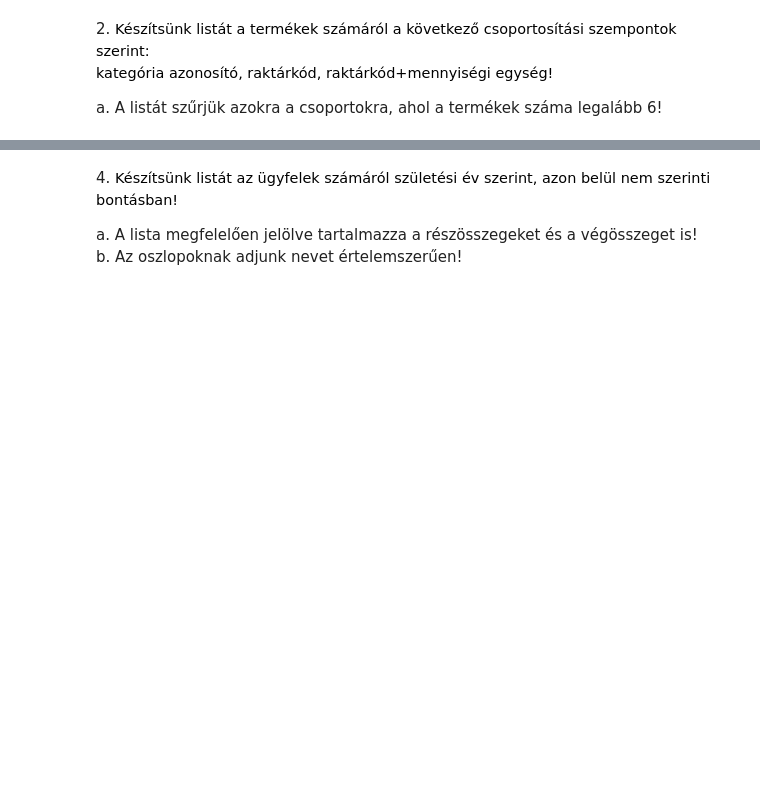
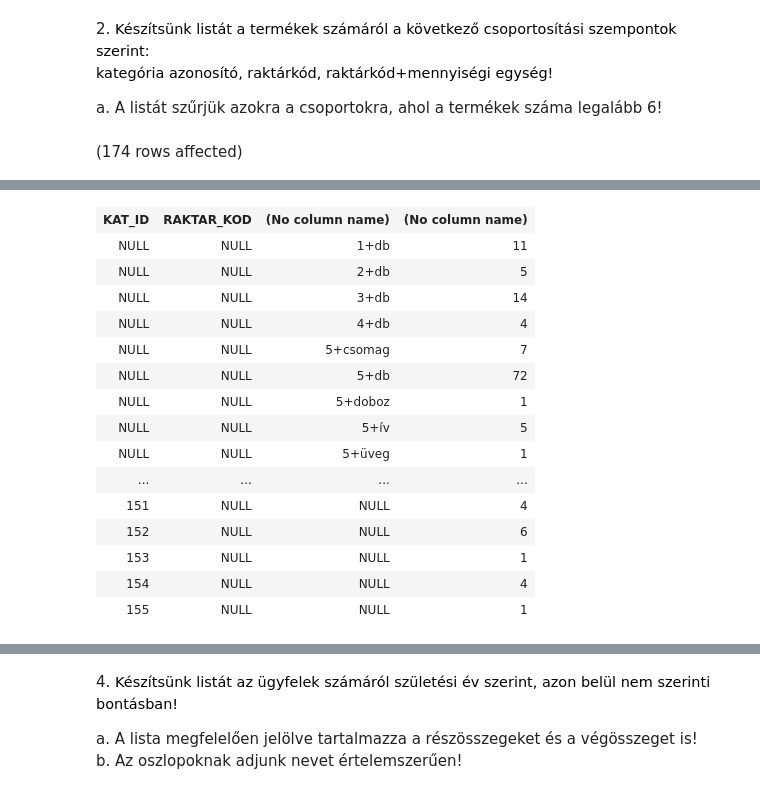
Before and after one commit to MedSzabolcs/SQL_G02, a Jupyter notebook: gyakorlat04_feladatok.ipynb, the cells around one changed output, grey strips where cells are left out. Cells and saved outputs as stored; diff of their text form; code cells hidden in the pictures; blank space fills up the shorter version.

````diff
--- a/gyakorlat04_feladatok.ipynb
+++ b/gyakorlat04_feladatok.ipynb
@@ -57,3 +57,12 @@ Total execution time: 00:00:00.043
 2. <span style="background-color: rgb(255, 255, 255); color: rgb(0, 0, 0); font-family: &quot;Open Sans&quot;, sans-serif; font-size: 14.44px;">Készítsünk listát a termékek számáról a következő csoportosítási szempontok szerint:<br>kategória azonosító, raktárkód, raktárkód+mennyiségi egység!</span>
 
 a. A listát szűrjük azokra a csoportokra, ahol a termékek száma legalább 6!
+# %%
+SELECT KAT_ID,
+       RAKTAR_KOD,
+       concat(RAKTAR_KOD,'+', MEGYS),
+       COUNT(*)
+FROM Termek
+GROUP BY GROUPING SETS(KAT_ID, RAKTAR_KOD, concat(RAKTAR_KOD,'+', MEGYS))
+# %% [output]
+(174 rows affected)
@@ -60,3 +70,19 @@ a. A listát szűrjük azokra a csoportokra, ahol a termékek száma legalább 6
+| KAT_ID | RAKTAR_KOD | (No column name) | (No column name) |
+| NULL | NULL | 1+db | 11 |
+| NULL | NULL | 2+db | 5 |
+| NULL | NULL | 3+db | 14 |
+| NULL | NULL | 4+db | 4 |
+| NULL | NULL | 5+csomag | 7 |
+| NULL | NULL | 5+db | 72 |
+| NULL | NULL | 5+doboz | 1 |
+| NULL | NULL | 5+ív | 5 |
+| NULL | NULL | 5+üveg | 1 |
+| ... | ... | ... | ... |
+| 151 | NULL | NULL | 4 |
+| 152 | NULL | NULL | 6 |
+| 153 | NULL | NULL | 1 |
+| 154 | NULL | NULL | 4 |
+| 155 | NULL | NULL | 1 |
 # %% [markdown]
 ```
 3. Készítsünk listát az egyes termékkategóriákban lévő termékek számáról!
````
Also changed, not shown: parts of 2 cells of this notebook.
